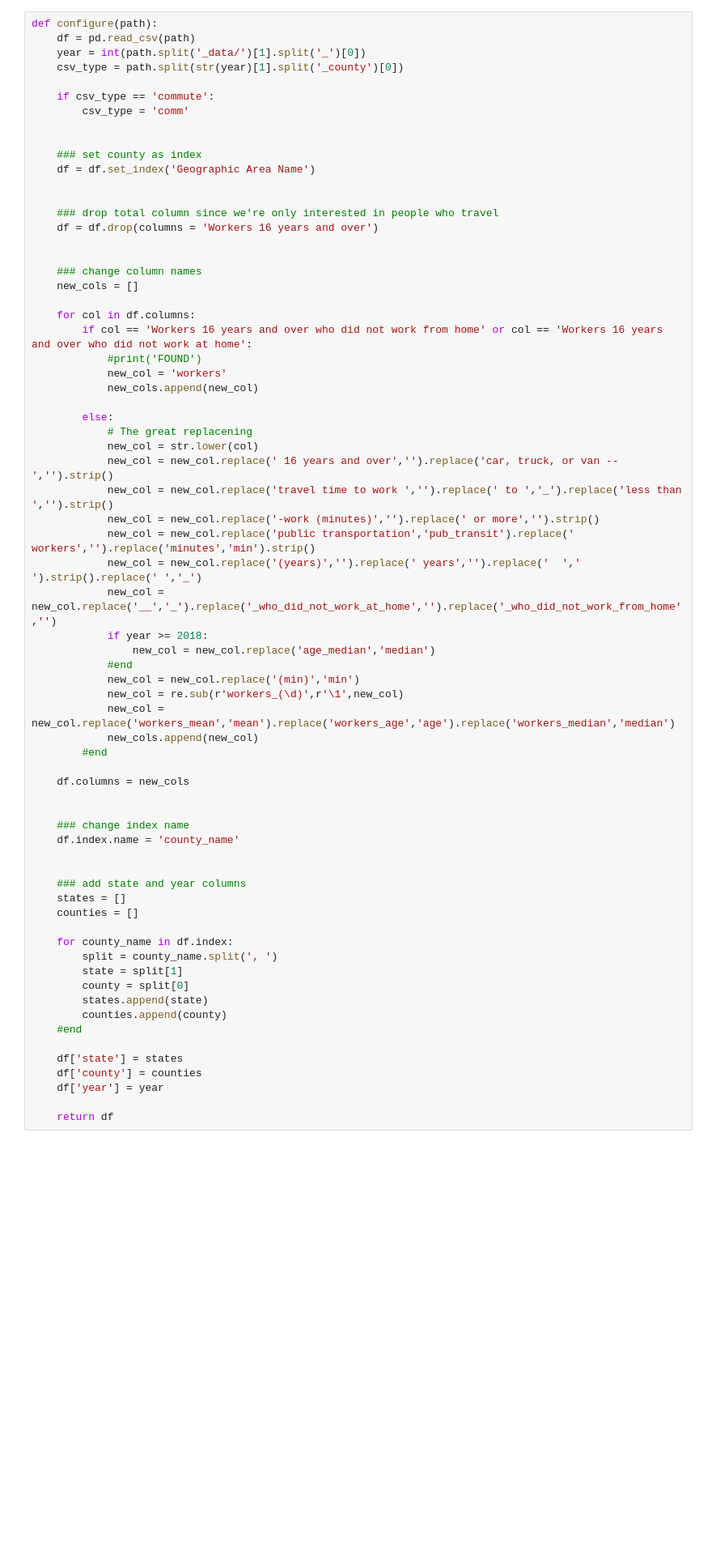
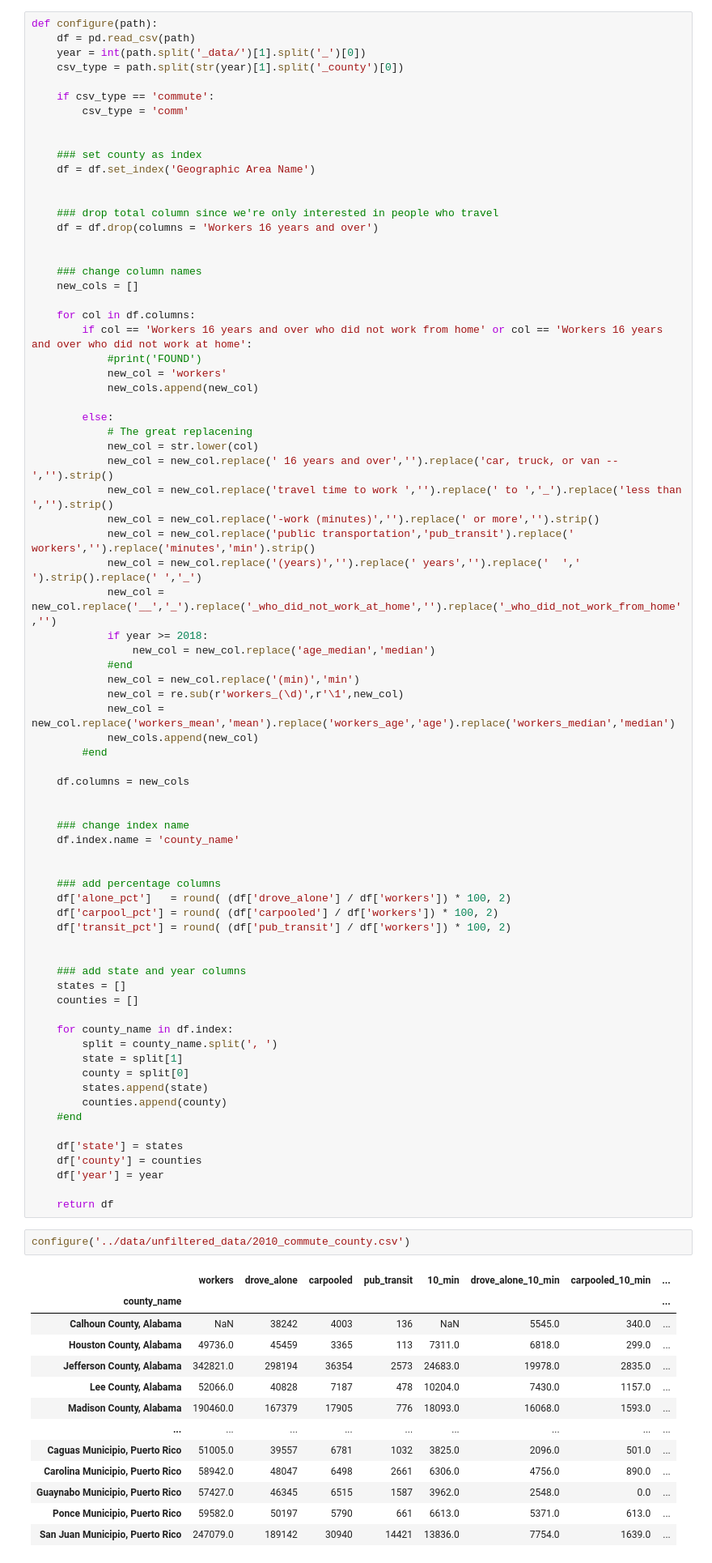
Before and after one commit to Joshua-Clugston/commute_times, a Jupyter notebook: notebooks/unfiltered_data.ipynb, the cells around one changed output. Shown at 81% size. Drawn from its saved outputs; the diff is of its cells as text; blank space fills up the shorter version.

```diff
--- a/notebooks/unfiltered_data.ipynb
+++ b/notebooks/unfiltered_data.ipynb
@@ -605,6 +621,12 @@ def configure(path):
     df.index.name = 'county_name'
 
 
+    ### add percentage columns
+    df['alone_pct']   = round( (df['drove_alone'] / df['workers']) * 100, 2)
+    df['carpool_pct'] = round( (df['carpooled'] / df['workers']) * 100, 2)
+    df['transit_pct'] = round( (df['pub_transit'] / df['workers']) * 100, 2)
+
+
     ### add state and year columns
     states = []
     counties = []
@@ -622,3 +644,19 @@ def configure(path):
     df['year'] = year
 
     return df
+# %%
+configure('../data/unfiltered_data/2010_commute_county.csv')
+# %% [output]
+|  | workers | drove_alone | carpooled | pub_transit | 10_min | drove_alone_10_min | carpooled_10_min | ... |
+| county_name |  |  |  |  |  |  |  | ... |
+| Calhoun County, Alabama | NaN | 38242 | 4003 | 136 | NaN | 5545.0 | 340.0 | ... |
+| Houston County, Alabama | 49736.0 | 45459 | 3365 | 113 | 7311.0 | 6818.0 | 299.0 | ... |
+| Jefferson County, Alabama | 342821.0 | 298194 | 36354 | 2573 | 24683.0 | 19978.0 | 2835.0 | ... |
+| Lee County, Alabama | 52066.0 | 40828 | 7187 | 478 | 10204.0 | 7430.0 | 1157.0 | ... |
+| Madison County, Alabama | 190460.0 | 167379 | 17905 | 776 | 18093.0 | 16068.0 | 1593.0 | ... |
+| ... | ... | ... | ... | ... | ... | ... | ... | ... |
+| Caguas Municipio, Puerto Rico | 51005.0 | 39557 | 6781 | 1032 | 3825.0 | 2096.0 | 501.0 | ... |
+| Carolina Municipio, Puerto Rico | 58942.0 | 48047 | 6498 | 2661 | 6306.0 | 4756.0 | 890.0 | ... |
+| Guaynabo Municipio, Puerto Rico | 57427.0 | 46345 | 6515 | 1587 | 3962.0 | 2548.0 | 0.0 | ... |
+| Ponce Municipio, Puerto Rico | 59582.0 | 50197 | 5790 | 661 | 6613.0 | 5371.0 | 613.0 | ... |
+| San Juan Municipio, Puerto Rico | 247079.0 | 189142 | 30940 | 14421 | 13836.0 | 7754.0 | 1639.0 | ... |
```
Also changed, not shown: parts of 4 cells of this notebook.
